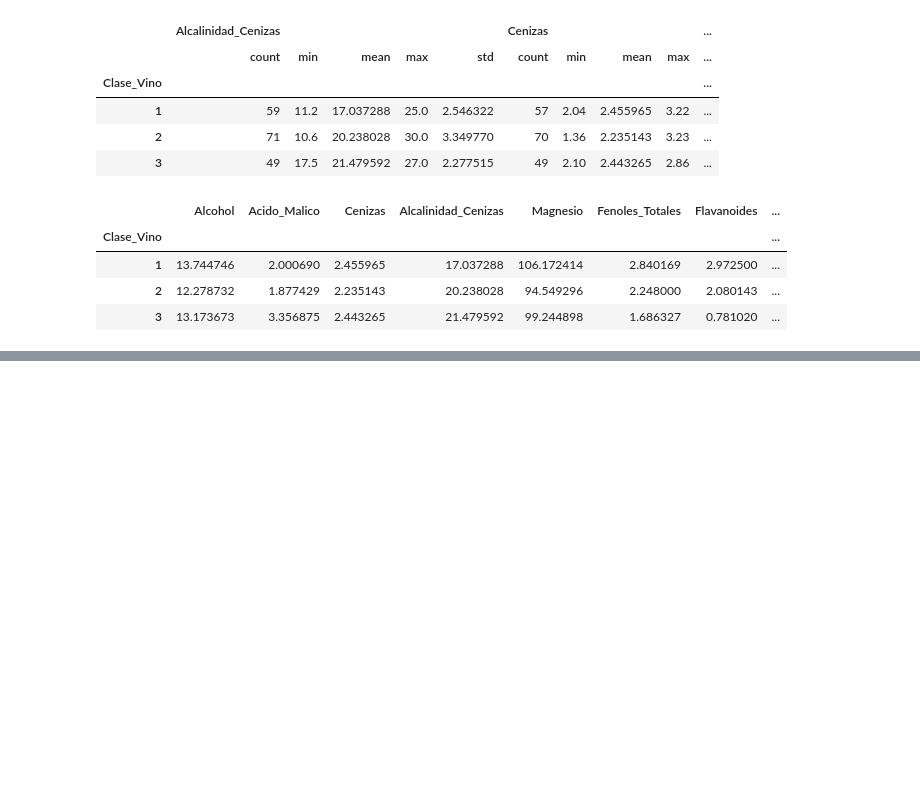
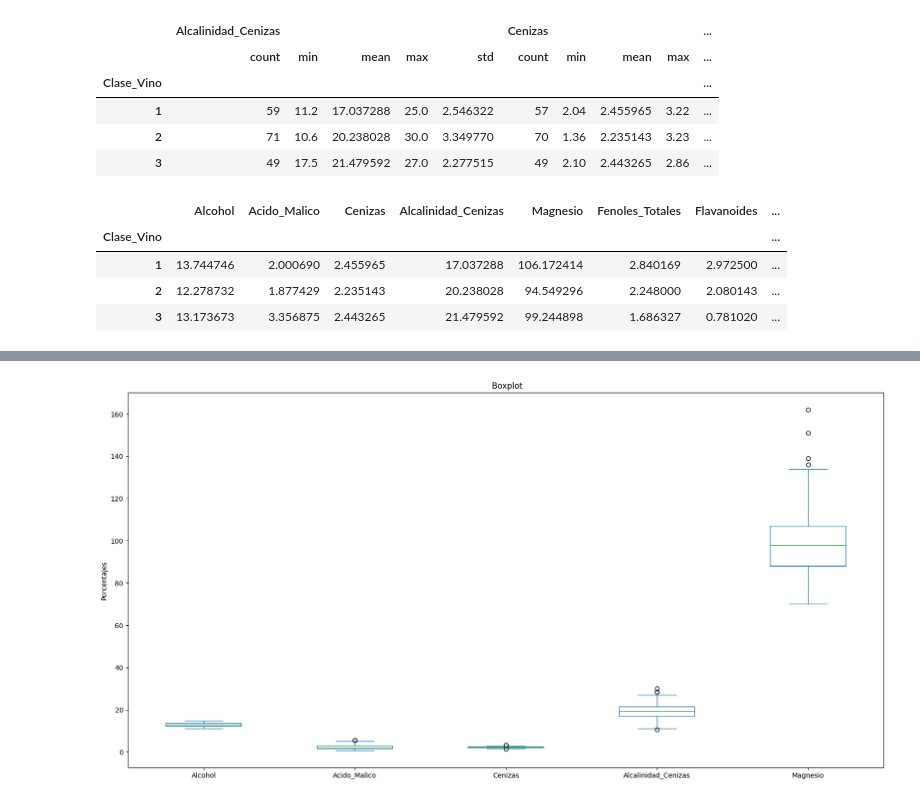
Before and after one commit to Juanesalamanca/TALLER-2, a Jupyter notebook: Taller2.ipynb, the cells around one changed output, grey strips where cells are left out. Cells and saved outputs as stored; diff of their text form; code cells hidden in the pictures; blank space fills up the shorter version.

```diff
--- a/Taller2.ipynb
+++ b/Taller2.ipynb
@@ -232,0 +254,8 @@ df.loc[:,"Clase_Vino":"Prolina"].groupby("Clase_Vino").corr()
+# %%
+df.loc[:,"Alcohol":"Magnesio"].plot.box(figsize=(20,10))
+plt.xlabel("")
+plt.ylabel("Porcentajes")
+plt.title(" Boxplot")
+plt.show()
+# %% [output]
+[figure, added]
```
Also changed, not shown: parts of 12 cells of this notebook.
